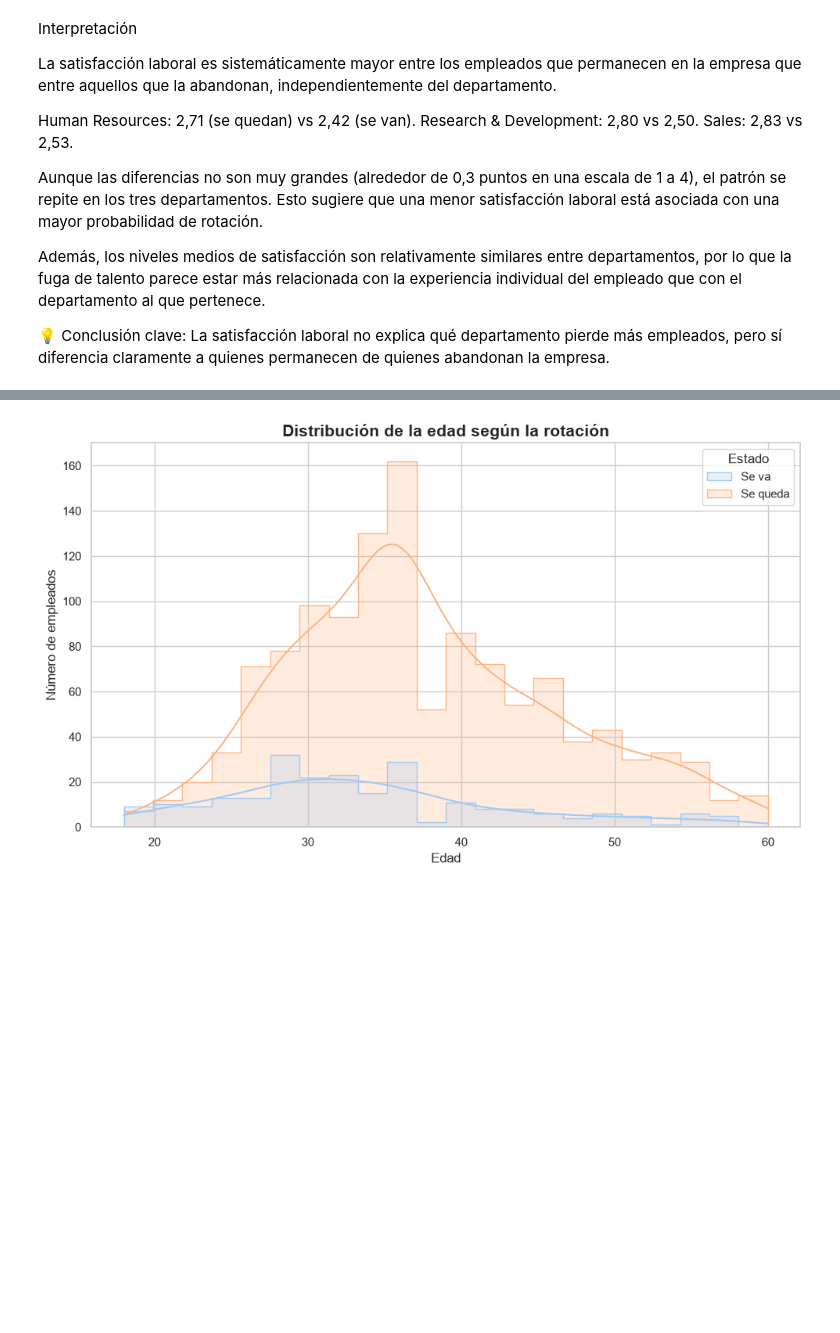
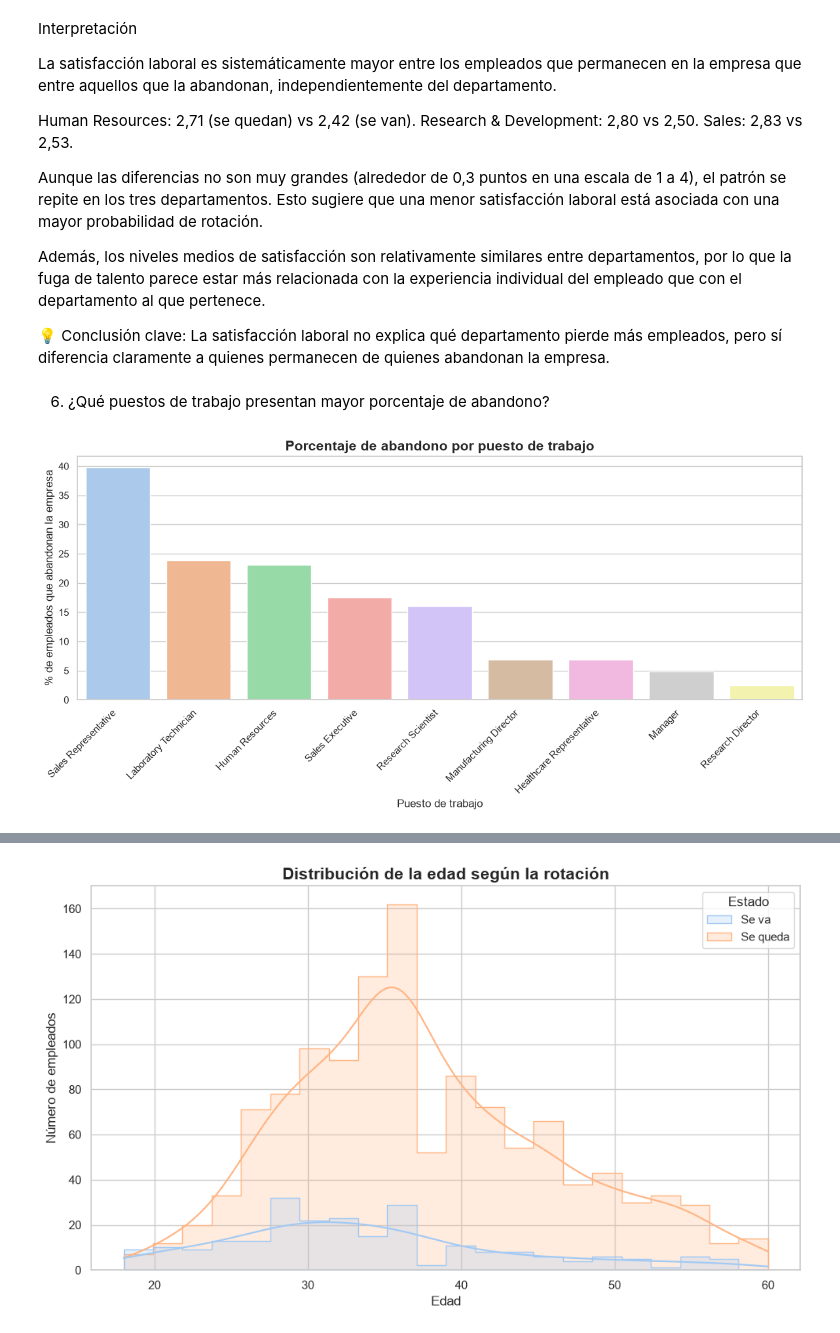
Before and after one commit to Adalab/project-da-promo-67-modulo-3-team-1, a Jupyter notebook: fase-3-visualizacion.ipynb, the cells around one changed output, grey strips where cells are left out. Saved outputs shown, nothing was run; the diff lists cells and outputs as text; code cells hidden in the pictures; blank space fills up the shorter version.

Commit message:
Añade nuevas visualizaciones y conclusiones del EDA

```diff
--- a/fase-3-visualizacion.ipynb
+++ b/fase-3-visualizacion.ipynb
@@ -477,3 +472,40 @@ Aunque las diferencias no son muy grandes (alrededor de 0,3 puntos en una escala
 Además, los niveles medios de satisfacción son relativamente similares entre departamentos, por lo que la fuga de talento parece estar más relacionada con la experiencia individual del empleado que con el departamento al que pertenece.
 
 💡 Conclusión clave: La satisfacción laboral no explica qué departamento pierde más empleados, pero sí diferencia claramente a quienes permanecen de quienes abandonan la empresa.
+# %% [markdown]
+6. ¿Qué puestos de trabajo presentan mayor porcentaje de abandono?
+# %%
+# Tabla con el porcentaje de empleados por puesto y estado
+tabla_jobrole = (
+    pd.crosstab(
+        df["JobRole"],
+        df["Attrition_text"],
+        normalize="index"
+    ) * 100
+).reset_index()
+
+# Nos quedamos solo con el porcentaje de empleados que se van
+tabla_jobrole = tabla_jobrole.sort_values(by="Se va", ascending=False)
+# %%
+plt.figure(figsize=(12,6))
+
+sns.barplot(
+    data=tabla_jobrole,
+    x="JobRole",
+    y="Se va",
+    palette="pastel"
+)
+
+plt.title("Porcentaje de abandono por puesto de trabajo",
+          fontsize=15,
+          fontweight="bold")
+
+plt.xlabel("Puesto de trabajo")
+plt.ylabel("% de empleados que abandonan la empresa")
+
+plt.xticks(rotation=45, ha="right")
+
+plt.tight_layout()
+plt.show()
+# %% [output]
+[figure, added]
```
Also changed, not shown: parts of 43 cells of this notebook.
